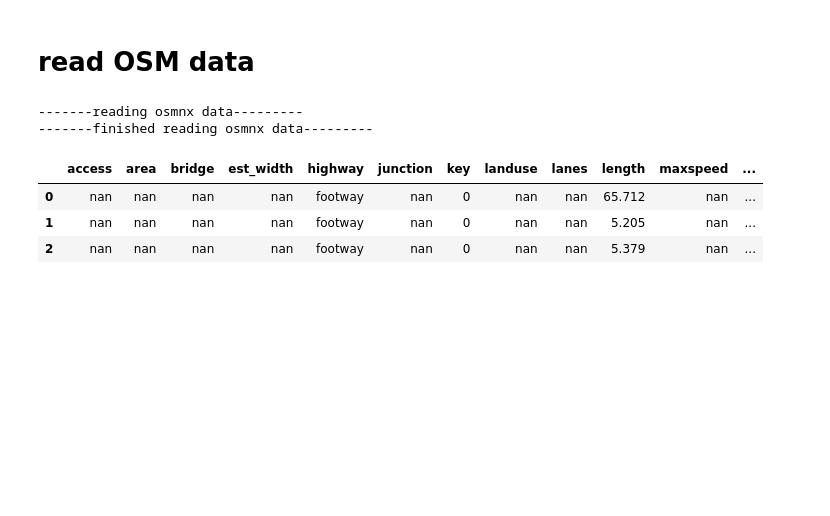
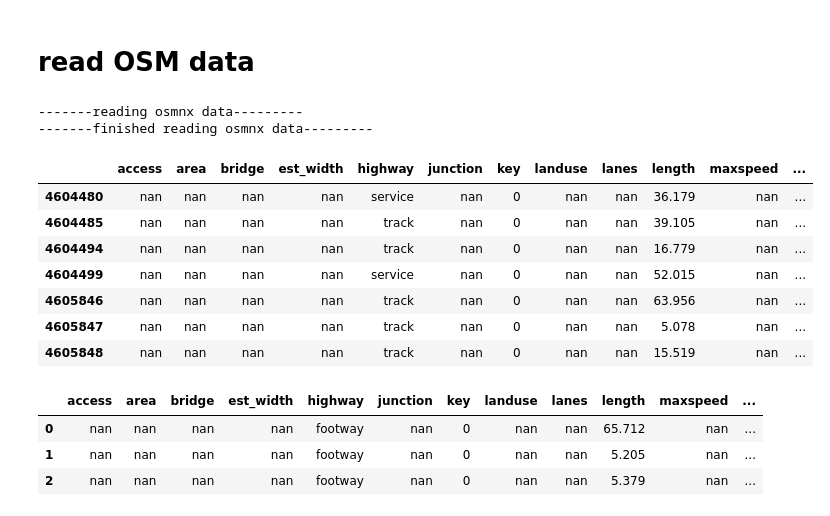
Before and after one commit to BayAreaMetro/travel-model-two-networks, a Jupyter notebook: notebooks/pipeline/step3_join_shst_extraction_with_osm.ipynb, the cells around one changed output. Cells and saved outputs as stored; diff of their text form; code cells hidden in the pictures; blank space fills up the shorter version.

```diff
--- a/notebooks/pipeline/step3_join_shst_extraction_with_osm.ipynb
+++ b/notebooks/pipeline/step3_join_shst_extraction_with_osm.ipynb
@@ -47,6 +47,17 @@ print("-------finished reading osmnx data---------")
 # %% [output]
 -------reading osmnx data---------
 -------finished reading osmnx data---------
+# %%
+osmnx_link_gdf[(osmnx_link_gdf.u == 4075004794) | (osmnx_link_gdf.v == 4075001784)]
+# %% [output]
+|  | access | area | bridge | est_width | highway | junction | key | landuse | lanes | length | maxspeed | ... |
+| 4604480 | nan | nan | nan | nan | service | nan | 0 | nan | nan | 36.179 | nan | ... |
+| 4604485 | nan | nan | nan | nan | track | nan | 0 | nan | nan | 39.105 | nan | ... |
+| 4604494 | nan | nan | nan | nan | track | nan | 0 | nan | nan | 16.779 | nan | ... |
+| 4604499 | nan | nan | nan | nan | service | nan | 0 | nan | nan | 52.015 | nan | ... |
+| 4605846 | nan | nan | nan | nan | track | nan | 0 | nan | nan | 63.956 | nan | ... |
+| 4605847 | nan | nan | nan | nan | track | nan | 0 | nan | nan | 5.078 | nan | ... |
+| 4605848 | nan | nan | nan | nan | track | nan | 0 | nan | nan | 15.519 | nan | ... |
 # %%
 osmnx_link_gdf.head(3)
 # %% [output]
```
Also changed, not shown: parts of 19 cells of this notebook, 3 other files.
